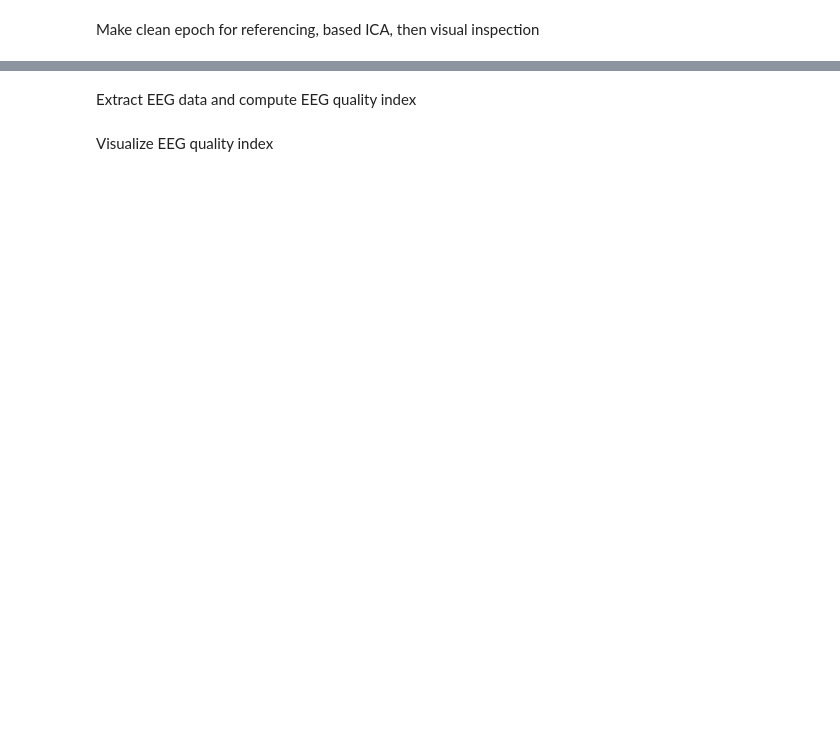
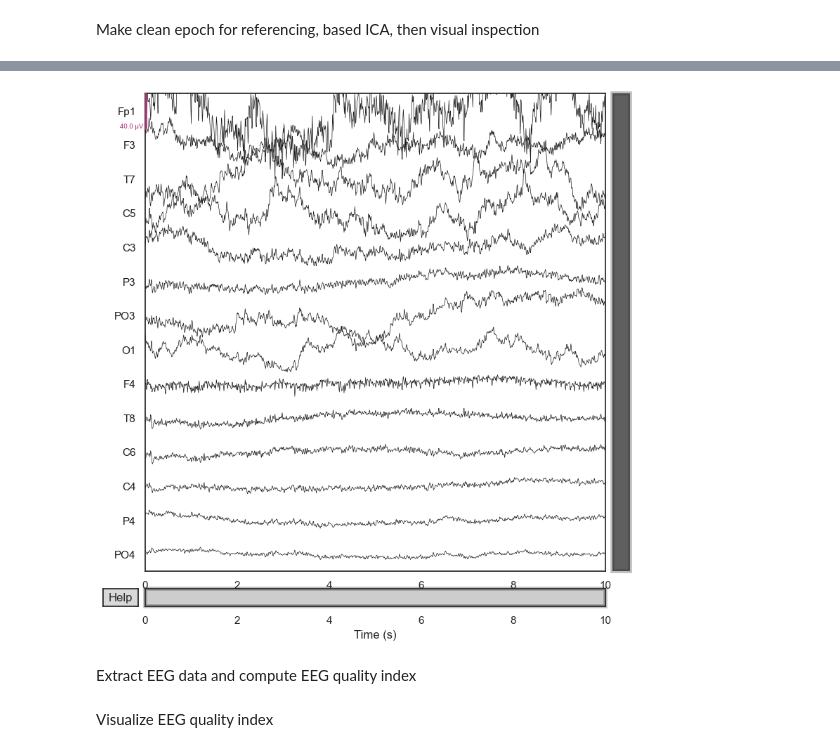
Before and after one commit to danielcomaduran/EEG_quality_index, a Jupyter notebook: Notebooks/06-Eli-EEG-gel-data.ipynb, the cells around one changed output, grey strips where cells are left out. Cells and saved outputs as stored; diff of their text form; code cells hidden in the pictures; blank space fills up the shorter version.

```diff
--- a/Notebooks/06-Eli-EEG-gel-data.ipynb
+++ b/Notebooks/06-Eli-EEG-gel-data.ipynb
@@ -140,3 +167,9 @@ Applying ICA to Raw instance
+# %%
+#Hand selected clean epoch for the run
+clean_epoch = mne_ica_clean.crop(tmin=mincrop, tmax=maxcrop)
+clean_epoch.plot()
+# %% [output]
+[figure, added]
 # %% [markdown]
 Extract EEG data and compute EEG quality index
 # %%
```
Also changed, not shown: parts of 4 cells of this notebook, 22 other files.
